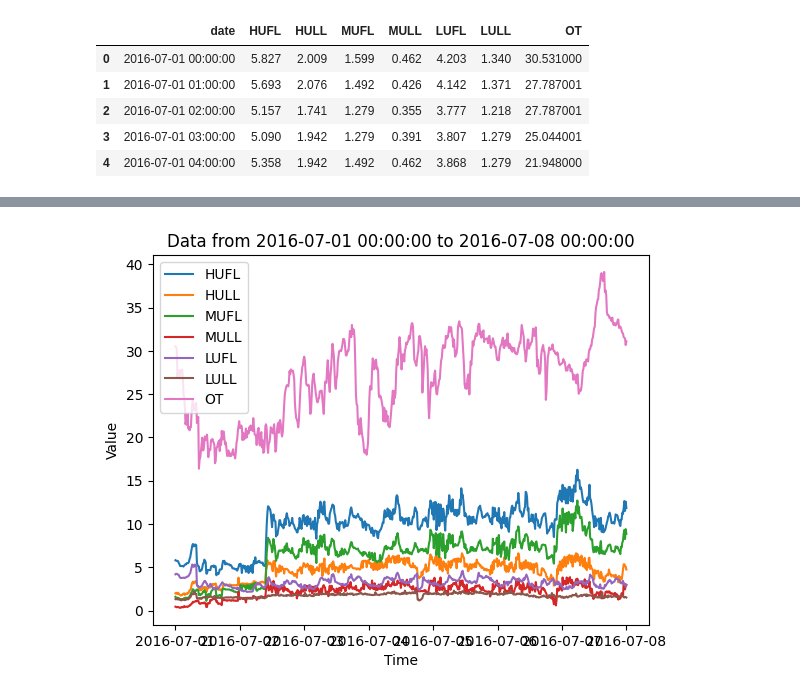
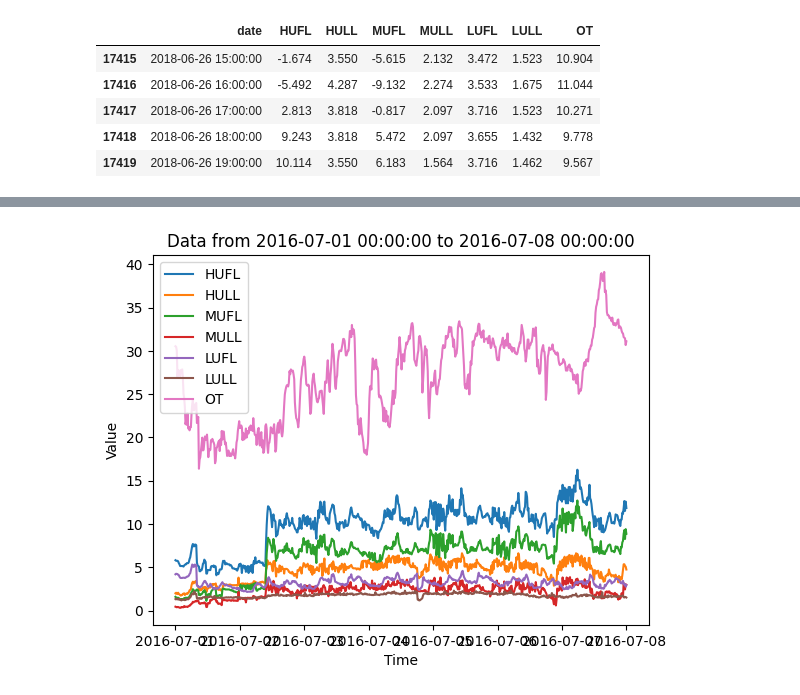
Before and after one commit to ginofft/TimeSeriesAnalysis, a Jupyter notebook: playground.ipynb, the cells around one changed output, grey strips where cells are left out. Cells and saved outputs as stored; diff of their text form; code cells hidden in the pictures.

```diff
--- a/playground.ipynb
+++ b/playground.ipynb
@@ -6,11 +6,11 @@ import matplotlib.pyplot as plt
 # Read in the data
 df = pd.read_csv('data/ETTh1.csv')
 # %%
-df.head()
+df.tail()
 # %% [output]
 |  | date | HUFL | HULL | MUFL | MULL | LUFL | LULL | OT |
-| 0 | 2016-07-01 00:00:00 | 5.827 | 2.009 | 1.599 | 0.462 | 4.203 | 1.340 | 30.531000 |
-| 1 | 2016-07-01 01:00:00 | 5.693 | 2.076 | 1.492 | 0.426 | 4.142 | 1.371 | 27.787001 |
-| 2 | 2016-07-01 02:00:00 | 5.157 | 1.741 | 1.279 | 0.355 | 3.777 | 1.218 | 27.787001 |
-| 3 | 2016-07-01 03:00:00 | 5.090 | 1.942 | 1.279 | 0.391 | 3.807 | 1.279 | 25.044001 |
-| 4 | 2016-07-01 04:00:00 | 5.358 | 1.942 | 1.492 | 0.462 | 3.868 | 1.279 | 21.948000 |
+| 17415 | 2018-06-26 15:00:00 | -1.674 | 3.550 | -5.615 | 2.132 | 3.472 | 1.523 | 10.904 |
+| 17416 | 2018-06-26 16:00:00 | -5.492 | 4.287 | -9.132 | 2.274 | 3.533 | 1.675 | 11.044 |
+| 17417 | 2018-06-26 17:00:00 | 2.813 | 3.818 | -0.817 | 2.097 | 3.716 | 1.523 | 10.271 |
+| 17418 | 2018-06-26 18:00:00 | 9.243 | 3.818 | 5.472 | 2.097 | 3.655 | 1.432 | 9.778 |
+| 17419 | 2018-06-26 19:00:00 | 10.114 | 3.550 | 6.183 | 1.564 | 3.716 | 1.462 | 9.567 |
```
Also changed, not shown: parts of 5 cells of this notebook, 3 other files.
